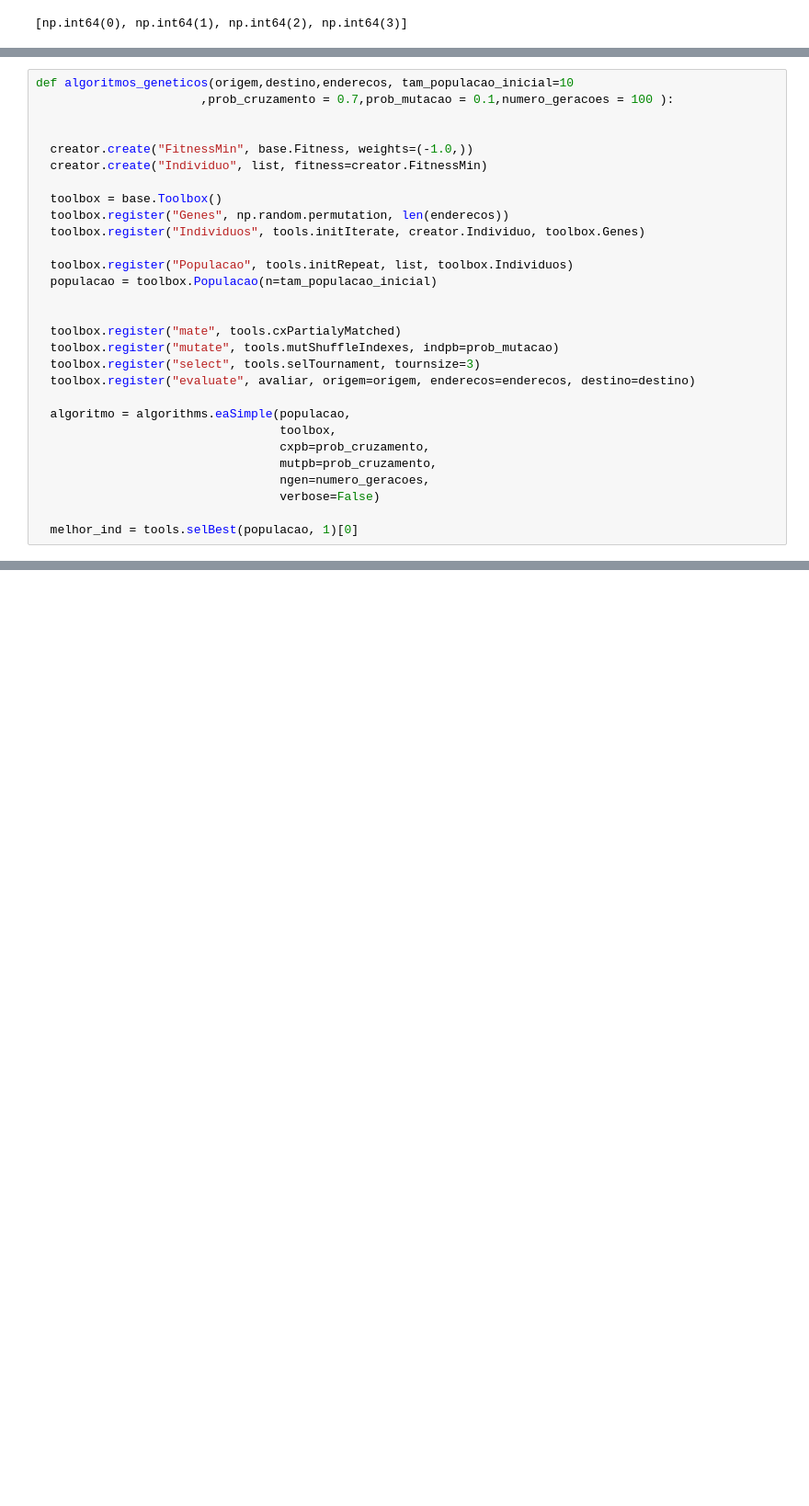
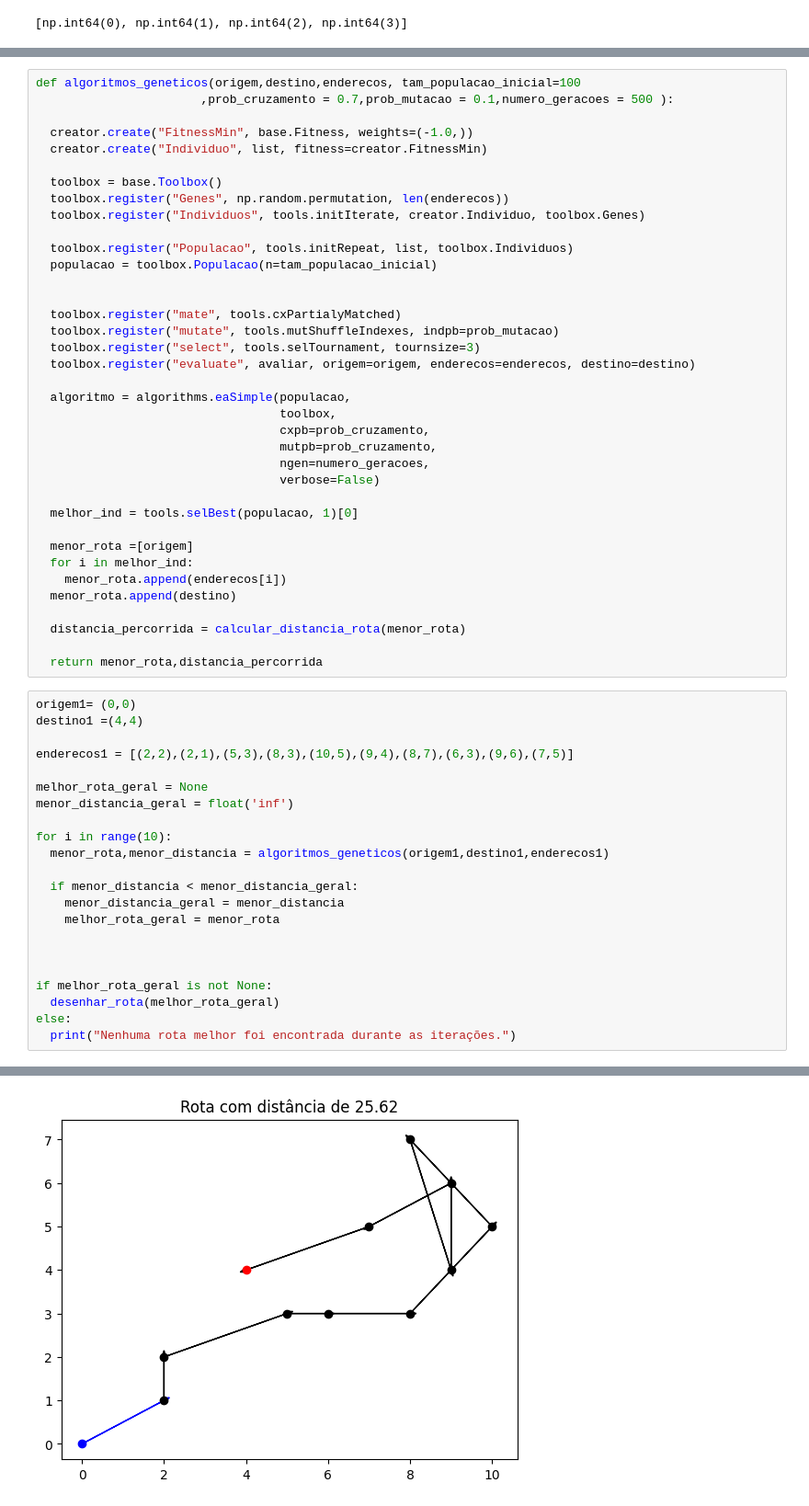
Before and after one commit to gustavol3ma/PO, a Jupyter notebook: P_O(aula).ipynb, the cells around one changed output, grey strips where cells are left out. Shown: that part at 92% size. Drawn from its saved outputs; the diff is of its cells as text; blank space fills up the shorter version.

```diff
--- a/P_O(aula).ipynb
+++ b/P_O(aula).ipynb
@@ -248,9 +249,8 @@ desenhar_rota(menor_rota)
 Distância percorrida: 13.52
 [figure]
 # %%
-def algoritmos_geneticos(origem,destino,enderecos, tam_populacao_inicial=10
-                       ,prob_cruzamento = 0.7,prob_mutacao = 0.1,numero_geracoes = 100 ):
-
+def algoritmos_geneticos(origem,destino,enderecos, tam_populacao_inicial=100
+                       ,prob_cruzamento = 0.7,prob_mutacao = 0.1,numero_geracoes = 500 ):
 
   creator.create("FitnessMin", base.Fitness, weights=(-1.0,))
   creator.create("Individuo", list, fitness=creator.FitnessMin)
@@ -276,3 +276,35 @@ def algoritmos_geneticos(origem,destino,enderecos, tam_populacao_inicial=10
                                   verbose=False)
 
   melhor_ind = tools.selBest(populacao, 1)[0]
+
+  menor_rota =[origem]
+  for i in melhor_ind:
+    menor_rota.append(enderecos[i])
+  menor_rota.append(destino)
+
+  distancia_percorrida = calcular_distancia_rota(menor_rota)
+
+  return menor_rota,distancia_percorrida
+# %%
+origem1= (0,0)
+destino1 =(4,4)
+
+enderecos1 = [(2,2),(2,1),(5,3),(8,3),(10,5),(9,4),(8,7),(6,3),(9,6),(7,5)]
+
+melhor_rota_geral = None
+menor_distancia_geral = float('inf')
+
+for i in range(10):
+  menor_rota,menor_distancia = algoritmos_geneticos(origem1,destino1,enderecos1)
+
+  if menor_distancia < menor_distancia_geral:
+    menor_distancia_geral = menor_distancia
+    melhor_rota_geral = menor_rota
+
+
+
+if melhor_rota_geral is not None:
+  desenhar_rota(melhor_rota_geral)
+else:
+  print("Nenhuma rota melhor foi encontrada durante as iterações.")
+# %% [output]
@@ -278,0 +312 @@ def algoritmos_geneticos(origem,destino,enderecos, tam_populacao_inicial=10
+[figure, added]
```
Also changed, not shown: parts of 5 cells of this notebook.
